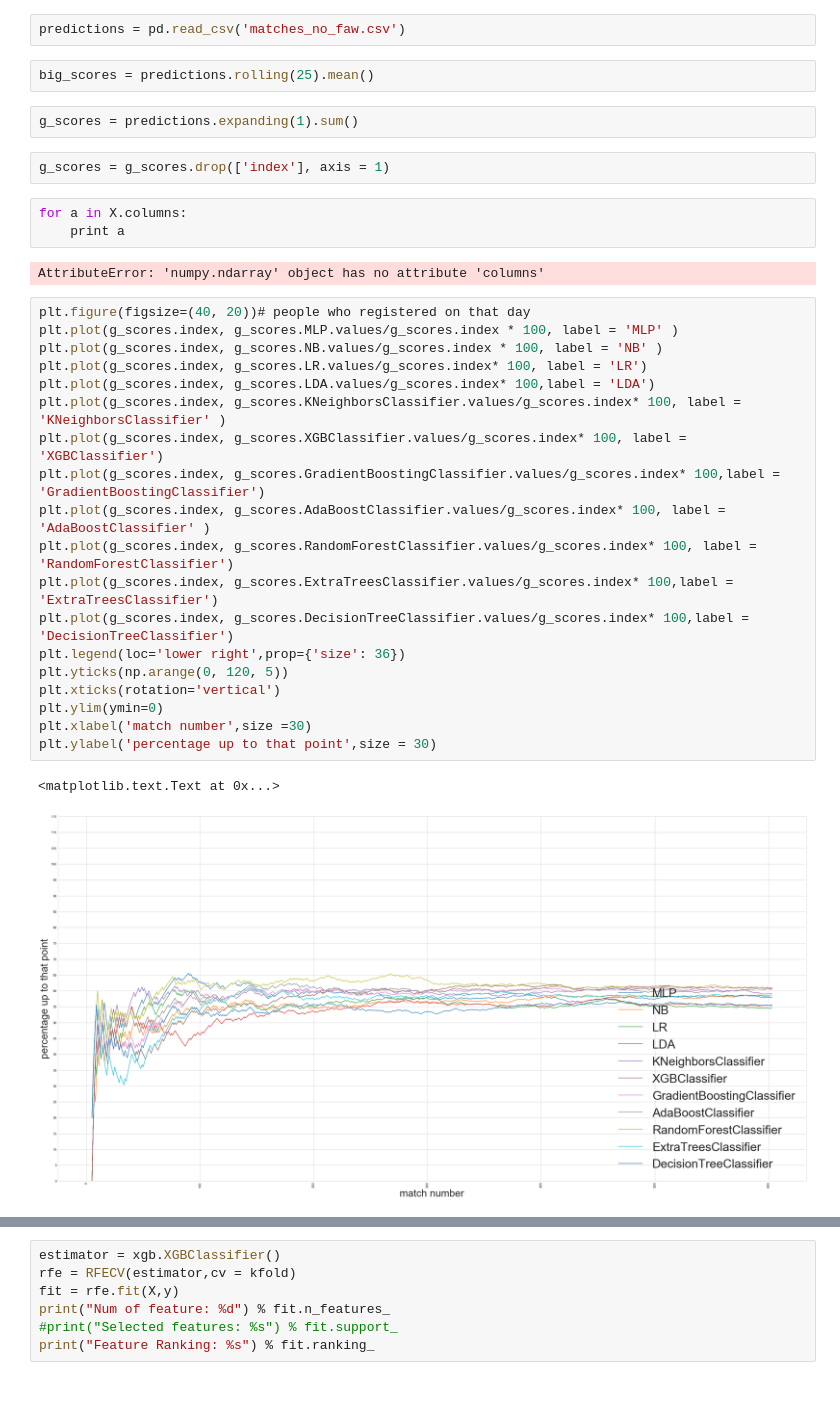
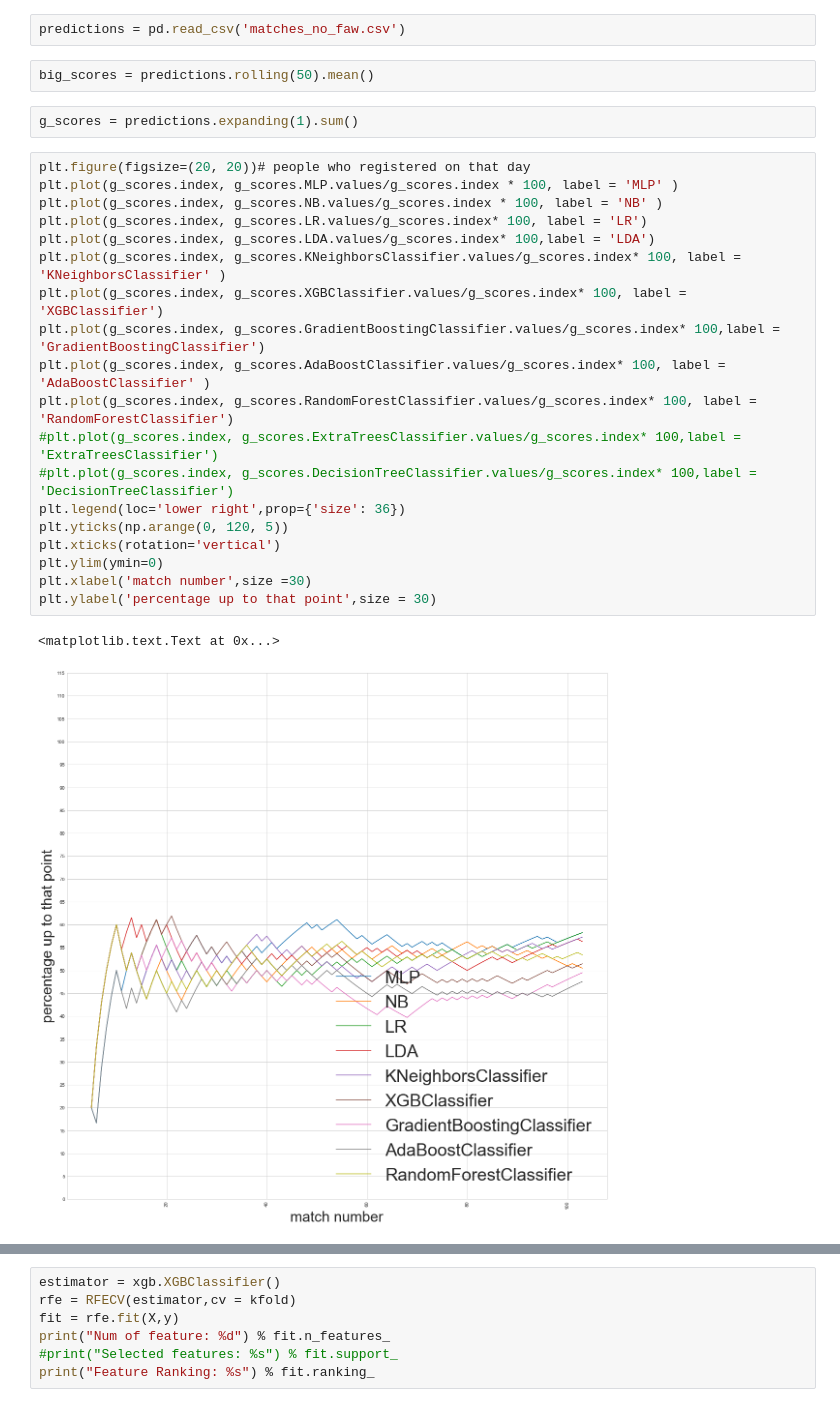
Before and after one commit to JohnHKleeman/CS_project, a Jupyter notebook: notebooks/John Predicting Wins.ipynb, the cells around one changed output, grey strips where cells are left out. Drawn from its saved outputs; the diff is of its cells as text.

```diff
--- a/notebooks/John Predicting Wins.ipynb
+++ b/notebooks/John Predicting Wins.ipynb
@@ -349,35 +615,28 @@ predictions.to_csv('matches_no_faw.csv')
 # %%
 predictions = pd.read_csv('matches_no_faw.csv')
 # %%
-big_scores = predictions.rolling(25).mean()
+big_scores = predictions.rolling(50).mean()
 # %%
 g_scores = predictions.expanding(1).sum()
-# %%
-g_scores = g_scores.drop(['index'], axis = 1)
-# %%
-for a in X.columns:
-    print a
-# %% [output]
-AttributeError: 'numpy.ndarray' object has no attribute 'columns'
 # %%
-plt.figure(figsize=(40, 20))# people who registered on that day
+plt.figure(figsize=(20, 20))# people who registered on that day
 plt.plot(g_scores.index, g_scores.MLP.values/g_scores.index * 100, label = 'MLP' )
 plt.plot(g_scores.index, g_scores.NB.values/g_scores.index * 100, label = 'NB' )
 plt.plot(g_scores.index, g_scores.LR.values/g_scores.index* 100, label = 'LR')
 plt.plot(g_scores.index, g_scores.LDA.values/g_scores.index* 100,label = 'LDA')
 plt.plot(g_scores.index, g_scores.KNeighborsClassifier.values/g_scores.index* 100, label = 'KNeighborsClassifier' )
 plt.plot(g_scores.index, g_scores.XGBClassifier.values/g_scores.index* 100, label = 'XGBClassifier')
 plt.plot(g_scores.index, g_scores.GradientBoostingClassifier.values/g_scores.index* 100,label = 'GradientBoostingClassifier')
 plt.plot(g_scores.index, g_scores.AdaBoostClassifier.values/g_scores.index* 100, label = 'AdaBoostClassifier' )
 plt.plot(g_scores.index, g_scores.RandomForestClassifier.values/g_scores.index* 100, label = 'RandomForestClassifier')
-plt.plot(g_scores.index, g_scores.ExtraTreesClassifier.values/g_scores.index* 100,label = 'ExtraTreesClassifier')
-plt.plot(g_scores.index, g_scores.DecisionTreeClassifier.values/g_scores.index* 100,label = 'DecisionTreeClassifier')
+#plt.plot(g_scores.index, g_scores.ExtraTreesClassifier.values/g_scores.index* 100,label = 'ExtraTreesClassifier')
+#plt.plot(g_scores.index, g_scores.DecisionTreeClassifier.values/g_scores.index* 100,label = 'DecisionTreeClassifier')
 plt.legend(loc='lower right',prop={'size': 36})
 plt.yticks(np.arange(0, 120, 5))
 plt.xticks(rotation='vertical')
 plt.ylim(ymin=0)
 plt.xlabel('match number',size =30)
 plt.ylabel('percentage up to that point',size = 30)
 # %% [output]
 <matplotlib.text.Text at 0x...>
-[figure, old version]
+[figure, new version]
```
Also changed, not shown: parts of 51 cells of this notebook, 4 other files.
